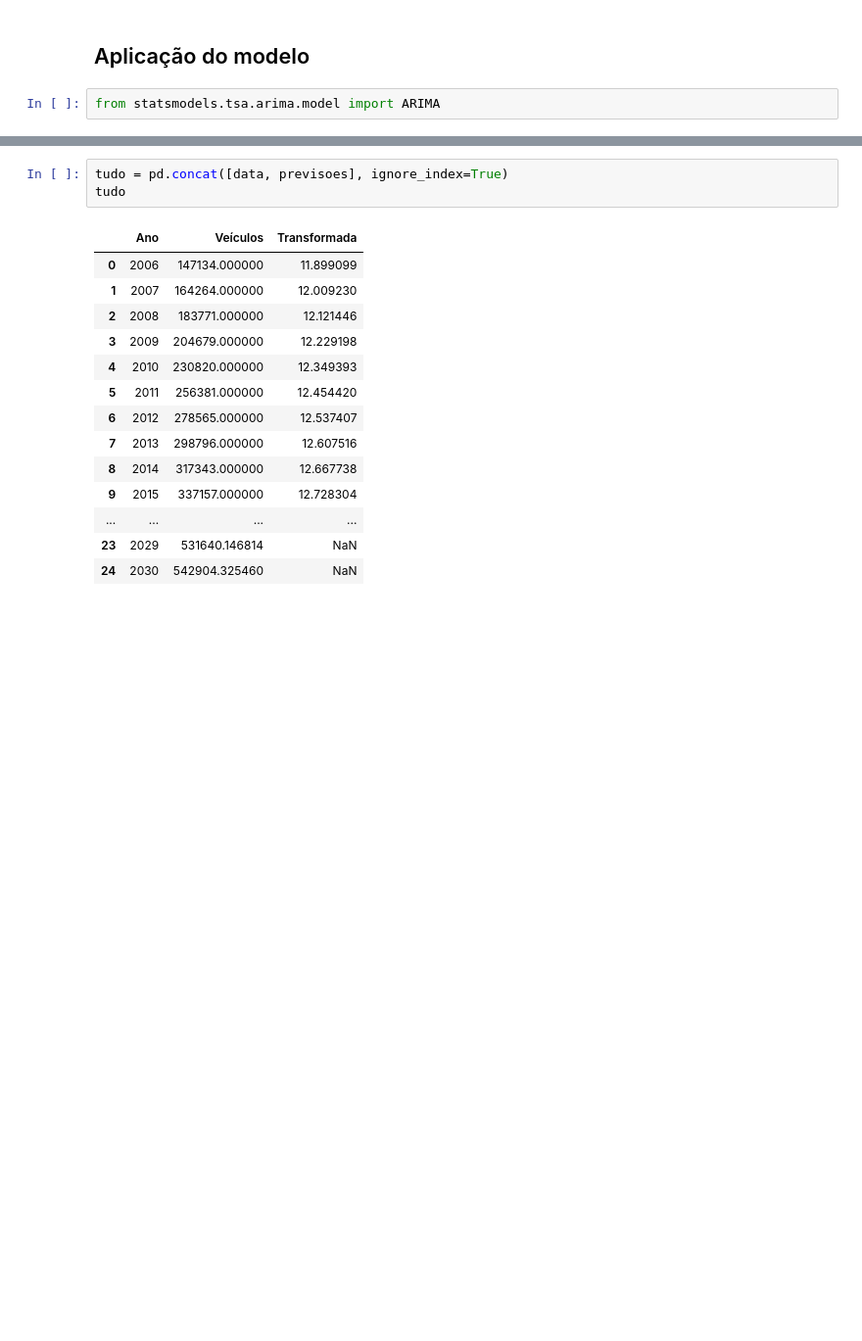
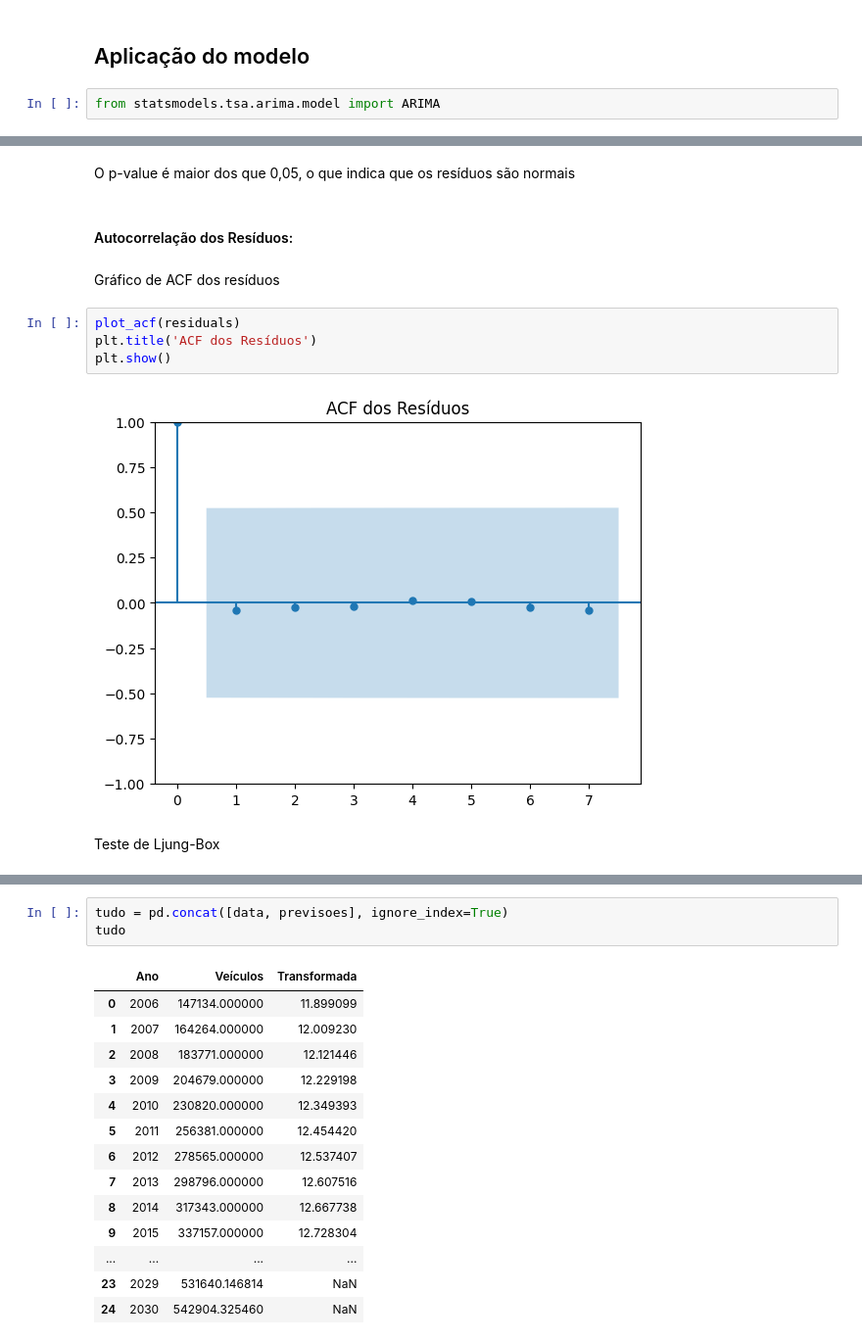
Before and after one commit to augustomiguel/seriestemporais, a Jupyter notebook: st_veiculos.ipynb, the cells around one changed output, grey strips where cells are left out. Shown at 98% size. Drawn from its saved outputs; the diff is of its cells as text; blank space fills up the shorter version.

```diff
--- a/st_veiculos.ipynb
+++ b/st_veiculos.ipynb
@@ -427,0 +450,14 @@ Warnings:
+# %% [markdown]
+O p-value é maior dos que 0,05, o que indica que os resíduos são normais
+# %% [markdown]
+#### Autocorrelação dos Resíduos:
+# %% [markdown]
+Gráfico de ACF dos resíduos
+# %%
+plot_acf(residuals)
+plt.title('ACF dos Resíduos')
+plt.show()
+# %% [output]
+[figure, added]
+# %% [markdown]
+Teste de Ljung-Box
```
Also changed, not shown: parts of 23 cells of this notebook.
